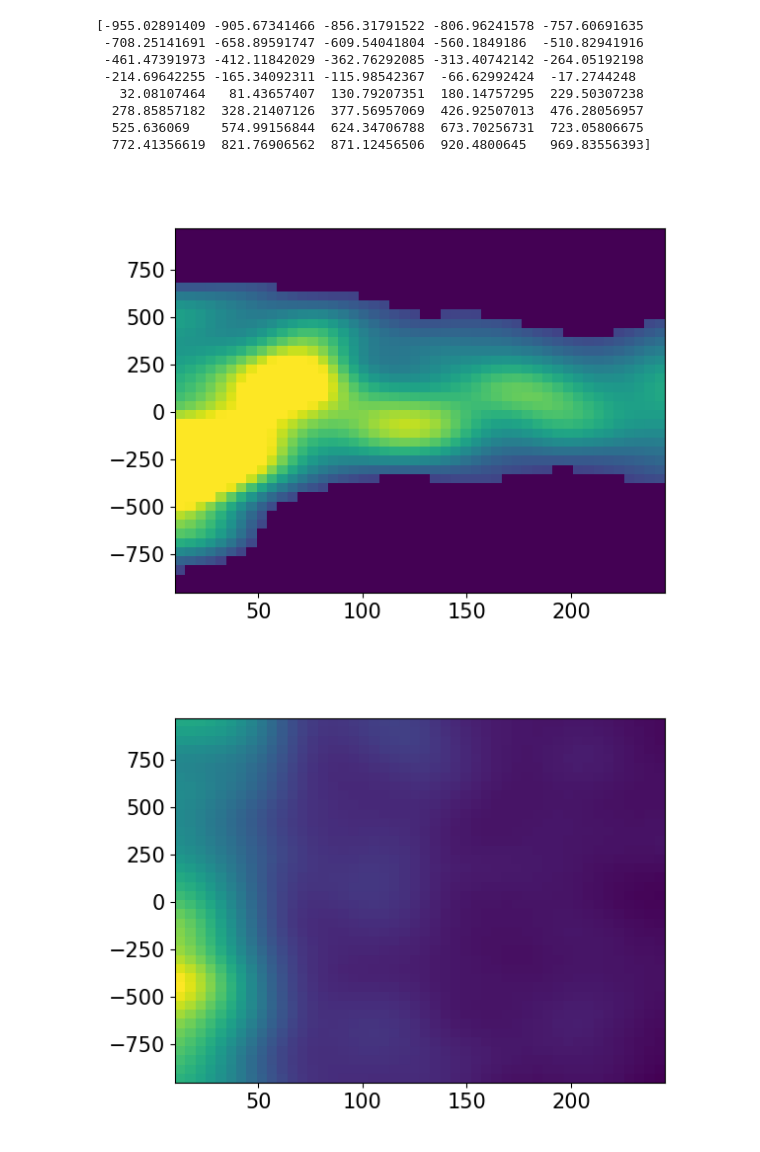
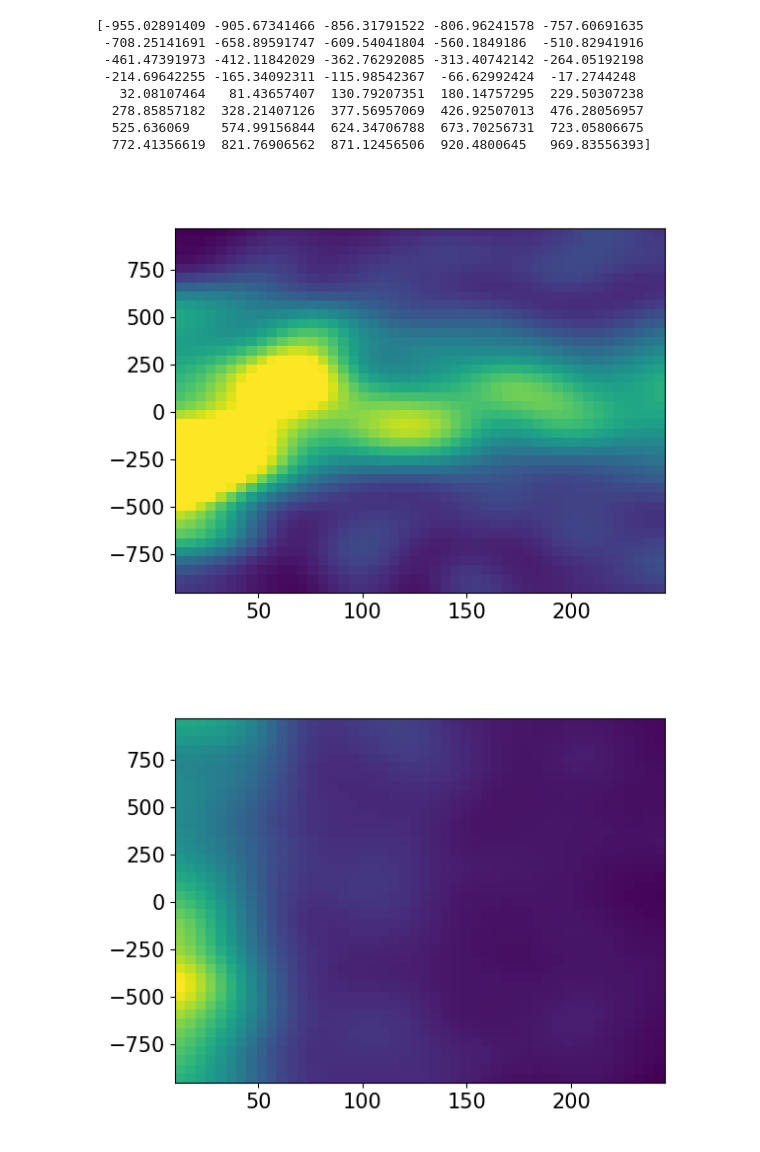
Before and after one commit to prusinski/galpair_model, a Jupyter notebook: lya_map_convolve.ipynb, the cells around one changed output. Cells and saved outputs as stored; diff of their text form; code cells hidden in the pictures.

```diff
--- a/lya_map_convolve.ipynb
+++ b/lya_map_convolve.ipynb
@@ -16,35 +16,35 @@ stack_wave = np.arange(1150, 1750, 0.2)
 vscale = 3e5 * (stack_wave - lwave) / lwave
 vcut = (vscale > -1000) & (vscale < 1000)
 
 vs = vscale[vcut]
 print(vs)
 lya_map = fits.open('lya_map_250303.fits')[0].data
 err_map = fits.open('lya_error_map_250303.fits')[0].data
 
 # lya_map[lya_map < 0.05] = 0
 
 
 lya_conv = convolve(lya_map, Gaussian2DKernel(2,2), boundary = 'extend') # (b,v) = 1 kpc, 50 km/s -> 5 kpc, 100 km/s
 err_conv = convolve(err_map, Gaussian2DKernel(2,2), boundary = 'extend') # (b,v) = 1 kpc, 50 km/s -> 5 kpc, 100 km/s
 
-lya_conv[lya_conv < 0.1] = 0
+# lya_conv[lya_conv < 0.1] = 0
 
 plt.figure()
 plt.imshow(lya_conv, aspect='auto', origin='lower', extent = [bvec.min(), bvec.max(), vs.min(), vs.max()], vmax=0.5)
 plt.show()
 plt.figure()
 plt.imshow(err_conv, aspect='auto', origin='lower', extent = [bvec.min(), bvec.max(), vs.min(), vs.max()])
 plt.show()
 # %% [output]
 [-955.02891409 -905.67341466 -856.31791522 -806.96241578 -757.60691635
  -708.25141691 -658.89591747 -609.54041804 -560.1849186  -510.82941916
  -461.47391973 -412.11842029 -362.76292085 -313.40742142 -264.05192198
  -214.69642255 -165.34092311 -115.98542367  -66.62992424  -17.2744248
    32.08107464   81.43657407  130.79207351  180.14757295  229.50307238
   278.85857182  328.21407126  377.56957069  426.92507013  476.28056957
   525.636069    574.99156844  624.34706788  673.70256731  723.05806675
   772.41356619  821.76906562  871.12456506  920.4800645   969.83556393]
-[figure, old version]
+[figure, new version]
 [figure]
 # %%
 lya = interp.RectBivariateSpline(vs, bvec, lya_conv, kx=3, ky=3)
```
Also changed, not shown: parts of 1 cell of this notebook, 5 other files.
